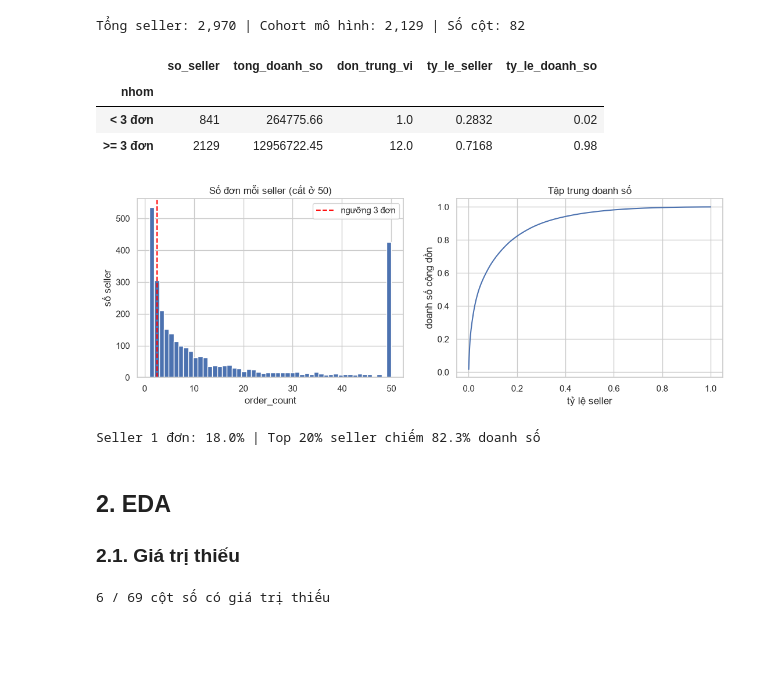
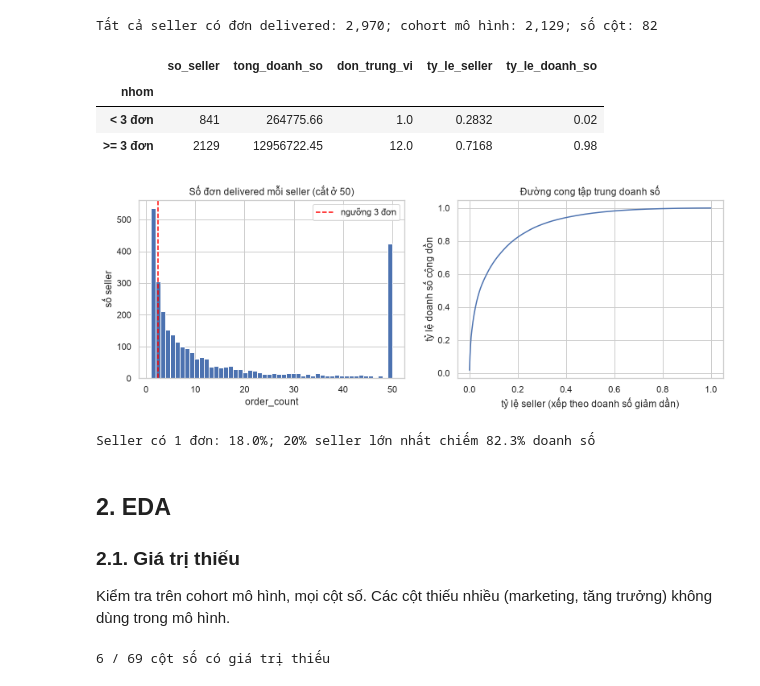
Before and after one commit to huuphuoc-phamquang/OlistDW, a Jupyter notebook: notebooks/seller_clustering_v3.ipynb, the cells around one changed output. Drawn from its saved outputs; the diff is of its cells as text; code cells hidden in the pictures; blank space fills up the shorter version.

```diff
--- a/notebooks/seller_clustering_v3.ipynb
+++ b/notebooks/seller_clustering_v3.ipynb
@@ -12,7 +24,10 @@ from pathlib import Path
 
 import numpy as np
 import pandas as pd
-import matplotlib, matplotlib.pyplot as plt, seaborn as sns, sklearn
+import matplotlib
+import matplotlib.pyplot as plt
+import seaborn as sns
+import sklearn
 from sklearn.preprocessing import StandardScaler
 from sklearn.cluster import KMeans, DBSCAN
 from sklearn.mixture import GaussianMixture
@@ -26,23 +41,26 @@ INPUT = ROOT / "artifacts/seller_segmentation_v2/seller_features.csv"
 OUT = ROOT / "artifacts/seller_clustering_v3"
 OUT.mkdir(parents=True, exist_ok=True)
 
-RANDOM_STATE, K_RANGE, MIN_SHARE, K_KMEANS = 42, range(2, 11), 0.02, 5
+RANDOM_STATE = 42
 FEATURES = ["order_count", "recency_days", "tenure_days", "late_delivery_rate", "review_score_mean",
-            "category_count", "avg_ship_distance_km", "hot_score", "delivery_days_mean",
-            "price_index", "freight_per_item", "interstate_rate"]
+            "category_count", "avg_ship_distance_km", "delivery_days_mean", "price_index", "freight_per_item"]
+# tenure_days không log: phân phối gần đều (skew 0,08), log1p làm lệch trái (-1,06)
 LOG1P = ["order_count", "recency_days", "delivery_days_mean", "category_count",
-         "avg_ship_distance_km", "price_index", "freight_per_item"]  # tenure_days skew=0.08 nên không log
-DROPPED = ["cancel_rate", "repeat_customer_rate", "avg_order_value"]
-DESCRIBE = ["total_sales", "avg_order_value", "cancel_rate", "repeat_customer_rate",
+         "avg_ship_distance_km", "price_index", "freight_per_item"]
+DROPPED = ["cancel_rate", "repeat_customer_rate", "avg_order_value", "hot_score", "interstate_rate"]
+K_RANGE = range(2, 11)
+MIN_SHARE = 0.02          # cụm nhỏ hơn 2% cohort bị coi là cụm ngoại lệ
+K_KMEANS = 5              # k chốt cho K-Means vì lý do nghiệp vụ; mục 4 kiểm tra lại bằng metric
+DESCRIBE = ["total_sales", "avg_order_value", "hot_score", "interstate_rate", "cancel_rate", "repeat_customer_rate",
             "category_hhi", "n_customer_states", "orders_per_active_month"]
 
 sns.set_theme(style="whitegrid")
-plt.rcParams["figure.dpi"] = 100
+plt.rcParams["figure.dpi"] = 72   # hình inline nhỏ cho notebook nhẹ; file PNG lưu ở dpi 120
 pd.set_option("display.width", 200, "display.max_columns", 40)
-
 def save(fig, name):
     fig.savefig(OUT / name, bbox_inches="tight", dpi=120)
     plt.show()
 
 versions = {"python": platform.python_version(), "numpy": np.__version__, "pandas": pd.__version__,
             "scikit-learn": sklearn.__version__, "matplotlib": matplotlib.__version__, "seaborn": sns.__version__}
+versions
@@ -52,37 +78,44 @@ Chỉ đưa vào mô hình seller có `model_eligible = True` (**≥ 3 đơn del
 # %%
+assert INPUT.exists(), (f"Thiếu {INPUT}. Chạy notebooks/seller_segmentation_features_v2.ipynb "
+                        "hoặc mining/seller_features_extended.py trước.")
 raw = pd.read_csv(INPUT)
 assert raw["seller_id"].is_unique
-assert all(c in raw for c in FEATURES + DROPPED + DESCRIBE)
+missing_cols = [c for c in FEATURES + DROPPED + DESCRIBE if c not in raw]
+assert not missing_cols, missing_cols
 df = raw[raw["model_eligible"]].reset_index(drop=True)
-print(f"Tổng seller: {len(raw):,} | Cohort mô hình: {len(df):,} | Số cột: {raw.shape[1]}")
+print(f"Tất cả seller có đơn delivered: {len(raw):,}; cohort mô hình: {len(df):,}; số cột: {raw.shape[1]}")
 
-cohort = raw.assign(nhom=np.where(raw["model_eligible"], ">= 3 đơn", "< 3 đơn")).groupby("nhom").agg(
-    so_seller=("seller_id", "size"), tong_doanh_so=("total_sales", "sum"), don_trung_vi=("order_count", "median"))
+g = raw.assign(nhom=np.where(raw["model_eligible"], ">= 3 đơn", "< 3 đơn")).groupby("nhom")
+cohort = g.agg(so_seller=("seller_id", "size"), tong_doanh_so=("total_sales", "sum"), don_trung_vi=("order_count", "median"))
 cohort["ty_le_seller"] = cohort["so_seller"] / cohort["so_seller"].sum()
 cohort["ty_le_doanh_so"] = cohort["tong_doanh_so"] / cohort["tong_doanh_so"].sum()
 cohort.round(4)
 # %% [output]
-Tổng seller: 2,970 | Cohort mô hình: 2,129 | Số cột: 82
+Tất cả seller có đơn delivered: 2,970; cohort mô hình: 2,129; số cột: 82
 |  | so_seller | tong_doanh_so | don_trung_vi | ty_le_seller | ty_le_doanh_so |
 | nhom |  |  |  |  |  |
 | < 3 đơn | 841 | 264775.66 | 1.0 | 0.2832 | 0.02 |
 | >= 3 đơn | 2129 | 12956722.45 | 12.0 | 0.7168 | 0.98 |
 # %%
 fig, ax = plt.subplots(1, 2, figsize=(13, 4))
-ax[0].hist(raw["order_count"].clip(upper=50), bins=50, color="#4C72B0")
+oc = raw["order_count"].clip(upper=50)
+ax[0].hist(oc, bins=50, color="#4C72B0")
 ax[0].axvline(2.5, color="red", ls="--", label="ngưỡng 3 đơn")
-ax[0].set(title="Số đơn mỗi seller (cắt ở 50)", xlabel="order_count", ylabel="số seller"); ax[0].legend()
-
-s = raw["total_sales"].sort_values(ascending=False)
+ax[0].set(title="Số đơn delivered mỗi seller (cắt ở 50)", xlabel="order_count", ylabel="số seller"); ax[0].legend()
+s = raw.sort_values("total_sales", ascending=False)["total_sales"]
 ax[1].plot(np.arange(1, len(s) + 1) / len(s), s.cumsum() / s.sum())
-ax[1].set(title="Tập trung doanh số", xlabel="tỷ lệ seller", ylabel="doanh số cộng dồn")
+ax[1].set(title="Đường cong tập trung doanh số", xlabel="tỷ lệ seller (xếp theo doanh số giảm dần)", ylabel="tỷ lệ doanh số cộng dồn")
 save(fig, "eda_cohort.png")
-print(f"Seller 1 đơn: {(raw.order_count == 1).mean():.1%} | Top 20% seller chiếm {s.head(int(len(s)*0.2)).sum()/s.sum():.1%} doanh số")
+top20 = s.head(int(len(s) * 0.2)).sum() / s.sum()
+print(f"Seller có 1 đơn: {(raw.order_count == 1).mean():.1%}; 20% seller lớn nhất chiếm {top20:.1%} doanh số")
 # %% [output]
-[figure, old version]
+[figure, new version]
-Seller 1 đơn: 18.0% | Top 20% seller chiếm 82.3% doanh số
+Seller có 1 đơn: 18.0%; 20% seller lớn nhất chiếm 82.3% doanh số
-# %% [markdown]
-## 2. EDA
-### 2.1. Giá trị thiếu
+# %% [markdown]
+## 2. EDA
+
+### 2.1. Giá trị thiếu
+
+Kiểm tra trên cohort mô hình, mọi cột số. Các cột thiếu nhiều (marketing, tăng trưởng) không dùng trong mô hình.
 # %%
 num = df.select_dtypes("number")
```
Also changed, not shown: parts of 64 cells of this notebook, 24 other files.
